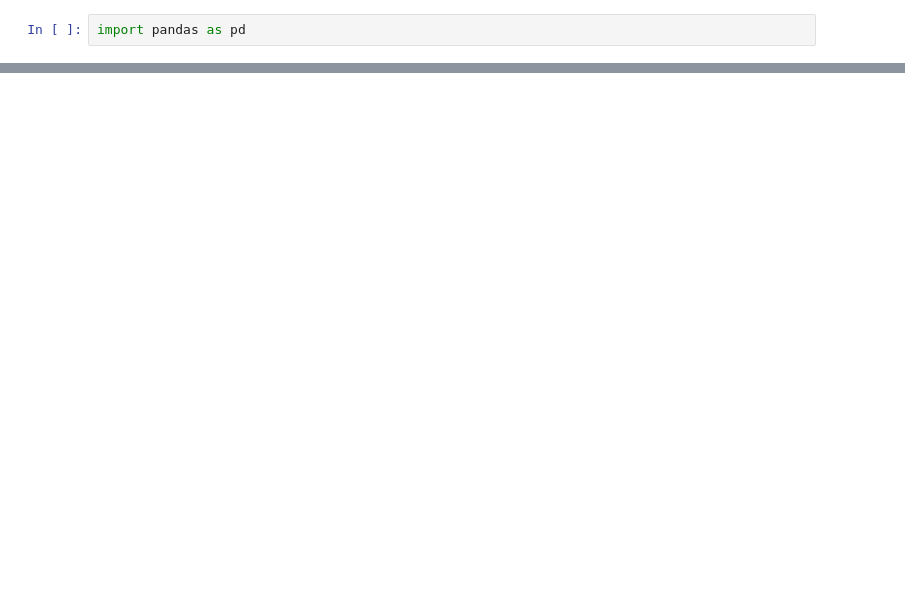
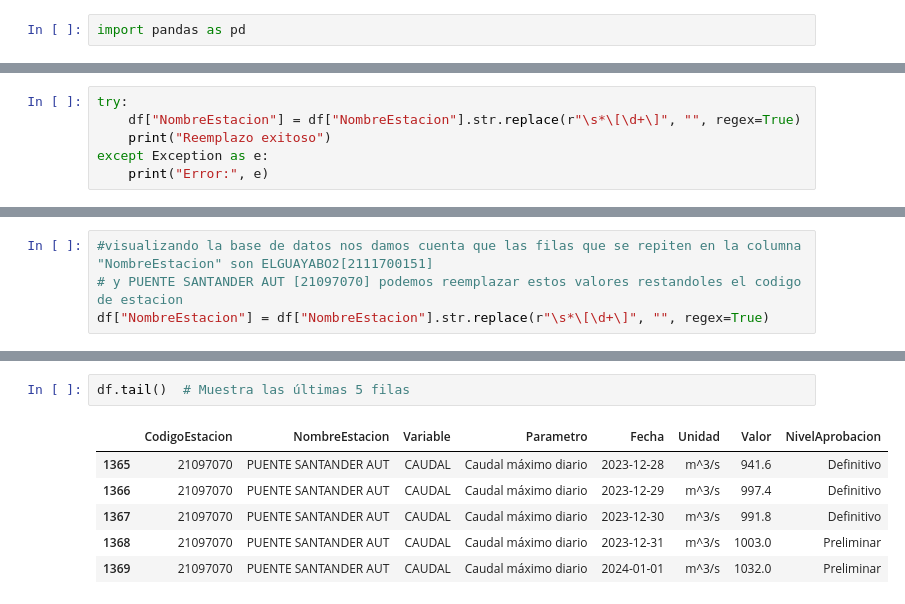
Before and after one commit to melissafalla/Analisiscaudalriolasceibas, a Jupyter notebook: analisis_datos.ipynb, the cells around one changed output, grey strips where cells are left out. Saved outputs shown, nothing was run; the diff lists cells and outputs as text; blank space fills up the shorter version.

```diff
--- a/analisis_datos.ipynb
+++ b/analisis_datos.ipynb
@@ -21,0 +97,6 @@ df
+# %%
+try:
+    df["NombreEstacion"] = df["NombreEstacion"].str.replace(r"\s*\[\d+\]", "", regex=True)
+    print("Reemplazo exitoso")
+except Exception as e:
+    print("Error:", e)
@@ -21,0 +105,4 @@ df
+# %%
+#visualizando la base de datos nos damos cuenta que las filas que se repiten en la columna "NombreEstacion" son ELGUAYABO2[2111700151]
+# y PUENTE SANTANDER AUT [21097070] podemos reemplazar estos valores restandoles el codigo de estacion
+df["NombreEstacion"] = df["NombreEstacion"].str.replace(r"\s*\[\d+\]", "", regex=True)
@@ -21,0 +123,9 @@ df
+# %%
+df.tail()  # Muestra las últimas 5 filas
+# %% [output]
+|  | CodigoEstacion | NombreEstacion | Variable | Parametro | Fecha | Unidad | Valor | NivelAprobacion |
+| 1365 | 21097070 | PUENTE SANTANDER AUT | CAUDAL | Caudal máximo diario | 2023-12-28 | m^3/s | 941.6 | Definitivo |
+| 1366 | 21097070 | PUENTE SANTANDER AUT | CAUDAL | Caudal máximo diario | 2023-12-29 | m^3/s | 997.4 | Definitivo |
+| 1367 | 21097070 | PUENTE SANTANDER AUT | CAUDAL | Caudal máximo diario | 2023-12-30 | m^3/s | 991.8 | Definitivo |
+| 1368 | 21097070 | PUENTE SANTANDER AUT | CAUDAL | Caudal máximo diario | 2023-12-31 | m^3/s | 1003.0 | Preliminar |
+| 1369 | 21097070 | PUENTE SANTANDER AUT | CAUDAL | Caudal máximo diario | 2024-01-01 | m^3/s | 1032.0 | Preliminar |
```
Also changed, not shown: parts of 17 cells of this notebook.
